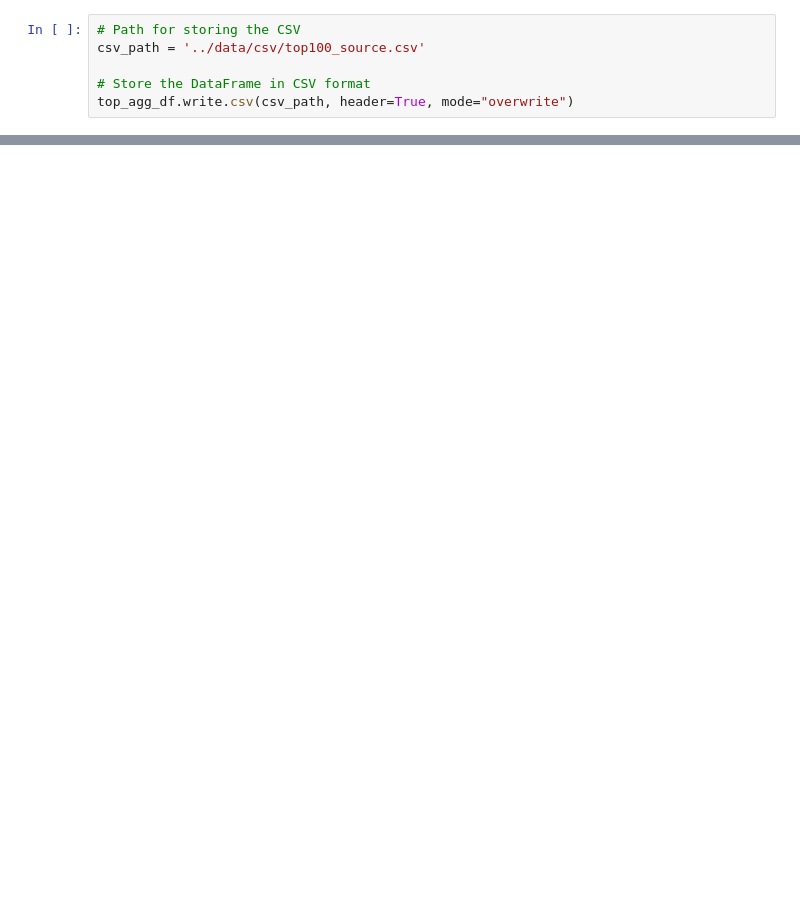
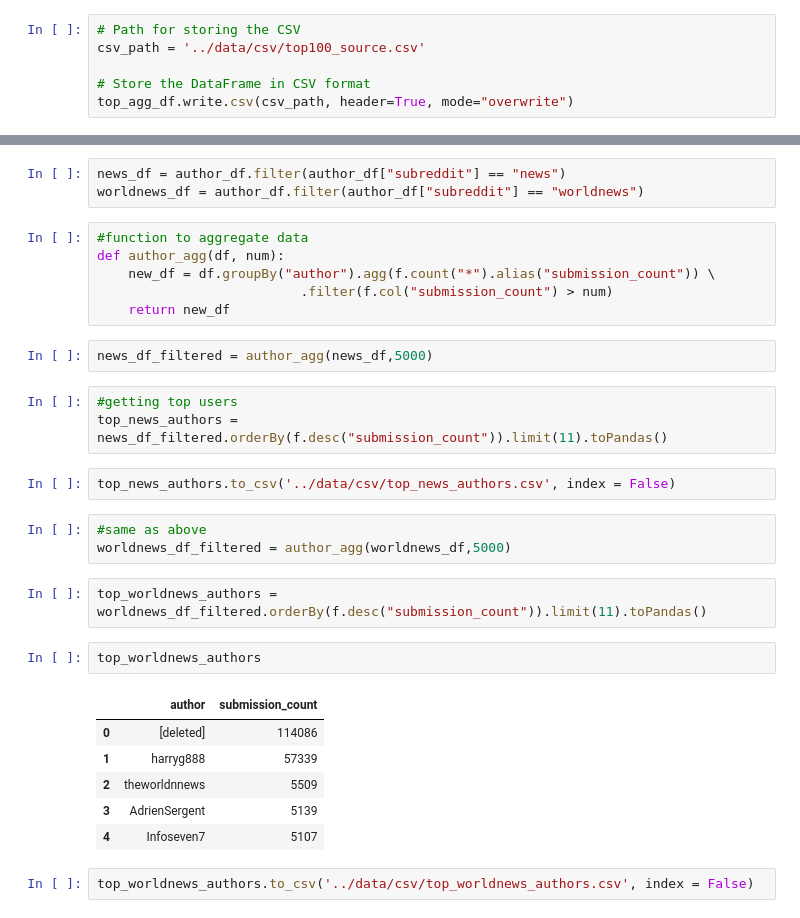
Before and after one commit to shiuanC/reddit_news_analysis, a Jupyter notebook: code/0_data_preparation.ipynb, the cells around one changed output, grey strips where cells are left out. Saved outputs shown, nothing was run; the diff lists cells and outputs as text; blank space fills up the shorter version.

```diff
--- a/code/0_read_data_cleaning.ipynb
+++ b/code/0_data_preparation.ipynb
@@ -257,0 +334,32 @@ def extract_refined_domain(url):
+# %%
+news_df = author_df.filter(author_df["subreddit"] == "news")
+worldnews_df = author_df.filter(author_df["subreddit"] == "worldnews")
+# %%
+#function to aggregate data
+def author_agg(df, num):
+    new_df = df.groupBy("author").agg(f.count("*").alias("submission_count")) \
+                          .filter(f.col("submission_count") > num)
+    return new_df
+# %%
+news_df_filtered = author_agg(news_df,5000)
+# %%
+#getting top users
+top_news_authors = news_df_filtered.orderBy(f.desc("submission_count")).limit(11).toPandas()
+# %%
+top_news_authors.to_csv('../data/csv/top_news_authors.csv', index = False)
+# %%
+#same as above
+worldnews_df_filtered = author_agg(worldnews_df,5000)
+# %%
+top_worldnews_authors = worldnews_df_filtered.orderBy(f.desc("submission_count")).limit(11).toPandas()
+# %%
+top_worldnews_authors
+# %% [output]
+|  | author | submission_count |
+| 0 | [deleted] | 114086 |
+| 1 | harryg888 | 57339 |
+| 2 | theworldnnews | 5509 |
+| 3 | AdrienSergent | 5139 |
+| 4 | Infoseven7 | 5107 |
+# %%
+top_worldnews_authors.to_csv('../data/csv/top_worldnews_authors.csv', index = False)
```
Also changed, not shown: parts of 38 cells of this notebook, 30 other files.
